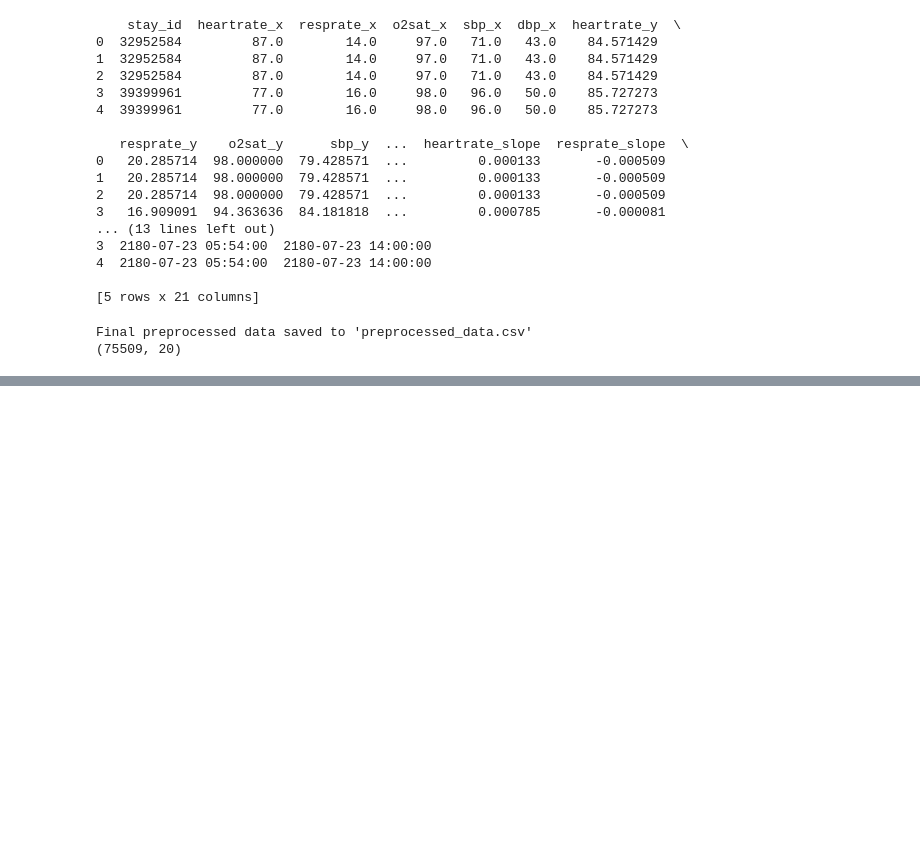
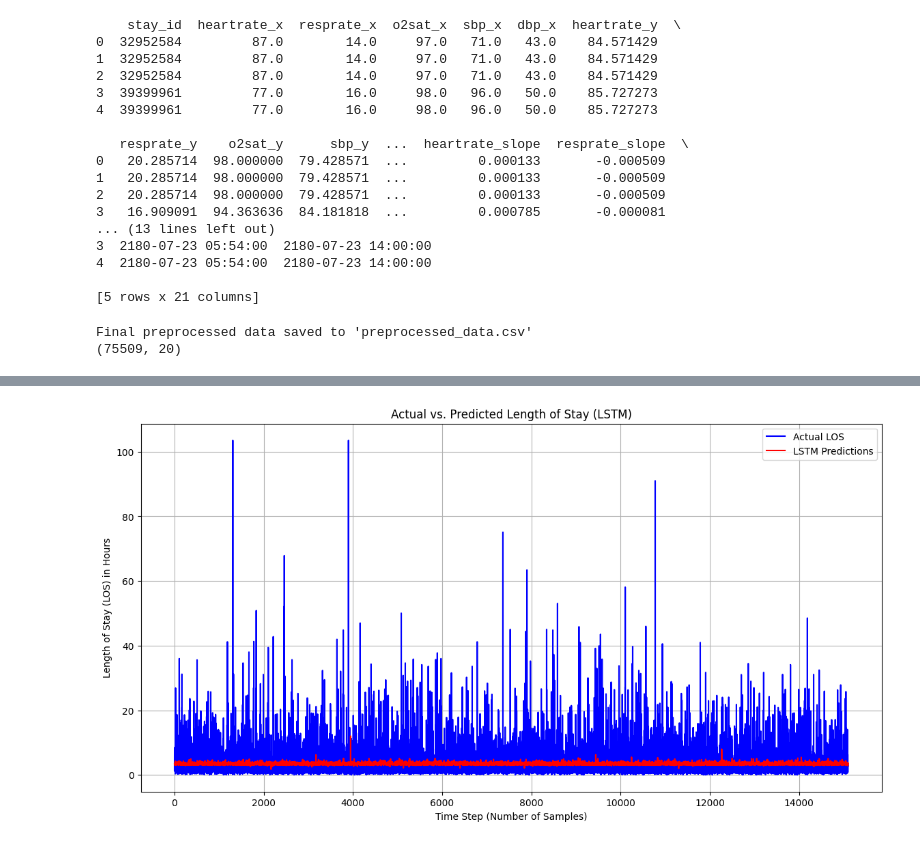
Before and after one commit to hey-sj/cs6120-group2, a Jupyter notebook: icu-los.ipynb, the cells around one changed output, grey strips where cells are left out. Saved outputs shown, nothing was run; the diff lists cells and outputs as text; code cells hidden in the pictures; blank space fills up the shorter version.

```diff
--- a/icu-los.ipynb
+++ b/icu-los.ipynb
@@ -276,0 +460,14 @@ Final preprocessed data saved to 'preprocessed_data.csv'
+# %%
+# Plot the actual and predicted LOS values from LSTM model
+
+plt.figure(figsize=(14, 7))
+plt.plot(y_test_lstm, label='Actual LOS', color='blue')
+plt.plot(lstm_predictions, label='LSTM Predictions', color='red')
+plt.xlabel('Time Step (Number of Samples)')
+plt.ylabel('Length of Stay (LOS) in Hours')
+plt.title('Actual vs. Predicted Length of Stay (LSTM)')
+plt.legend()
+plt.grid(True)
+plt.show()
+# %% [output]
+[figure, added]
```
Also changed, not shown: parts of 6 cells of this notebook.
